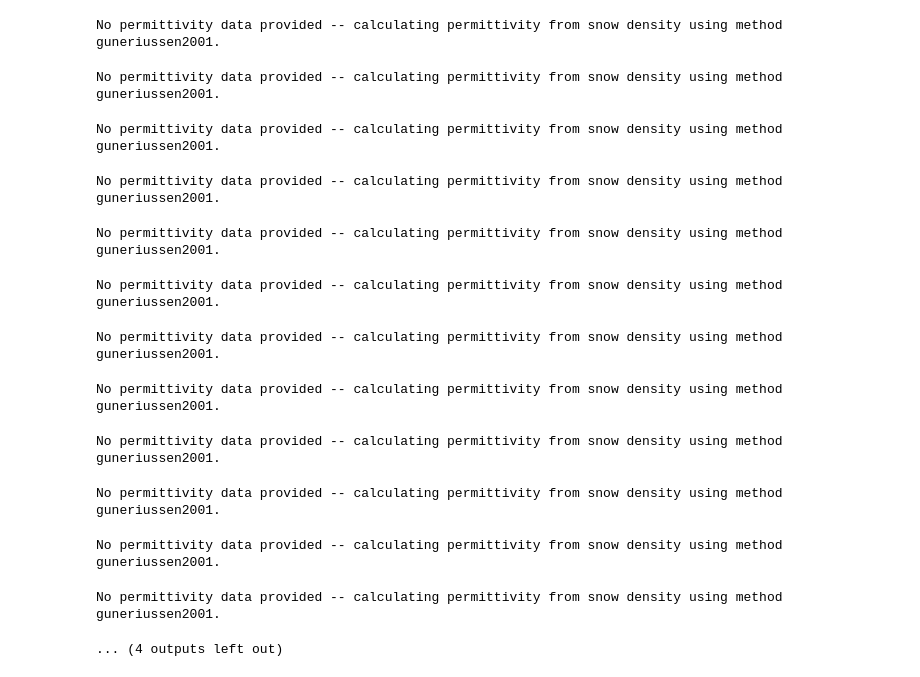
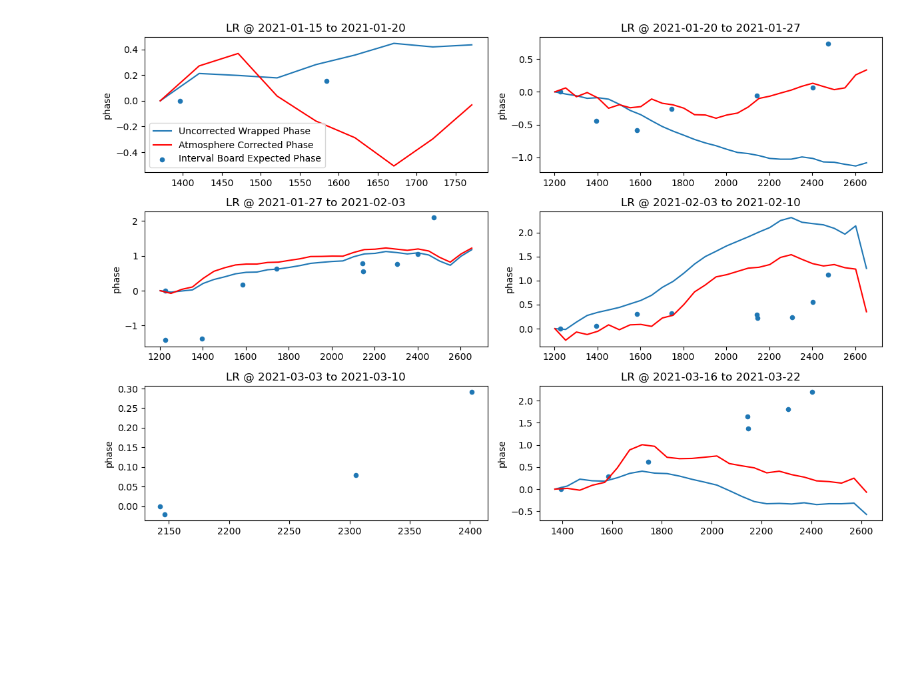
Before and after one commit to ZachHoppinen/uavsar-validation, a Jupyter notebook: src/compare/interval/main_interval.ipynb, the cells around one changed output. Saved outputs shown, nothing was run; the diff lists cells and outputs as text; code cells hidden in the pictures; blank space fills up the shorter version.

```diff
--- a/src/compare/interval/main_interval.ipynb
+++ b/src/compare/interval/main_interval.ipynb
@@ -86,67 +193,56 @@ plt.plot([-0.2, 0.8],[-0.2, 0.8])
 # %%
 data_dir = Path('/bsuhome/zacharykeskinen/uavsar-validation/data')
 insitu_dir = data_dir.joinpath('insitu')
 insitu = pd.read_parquet(insitu_dir.joinpath('all_insitu.parq'))
 boards = pd.read_parquet(insitu_dir.joinpath('storm_boards.parq'))
 boards = gpd.GeoDataFrame(boards, geometry=gpd.points_from_xy(boards.longitude, boards.latitude), crs="EPSG:4326")
 # add inc
 for i, r in boards.iterrows():
     boards.loc[i, 'inc'] = ds.sel(x = r.geometry.x, y = r.geometry.y, method = 'nearest')['inc'].data.ravel()[0]
     boards.loc[i, 'elev'] = ds.sel(x = r.geometry.x, y = r.geometry.y, method = 'nearest')['dem'].data.ravel()[0]
 
 interval_dir = Path('/bsuhome/zacharykeskinen/uavsar-validation/figures/interval')
 
-fig, axes = plt.subplots(8, 2, figsize = (12, 8))
+fig, axes = plt.subplots(3, 2, figsize = (12, 8))
 i = 0
 for t1, t2 in zip(ds.time1.data, ds.time2.data):
     flight_boards = boards.loc[(boards.date_t2 <= t2 + pd.Timedelta('2 days')) & (boards.date_t1 >= t1 - pd.Timedelta('2 days')), :].copy()
-    for site_id in ['BB','LR', 'MC']:
-        flight_boards_site = flight_boards.loc[flight_boards.site.str.contains(site_id), :].copy()
-        flight_boards_site = flight_boards_site.dropna(subset=['hn','den','inc'])
-        xmin, ymin, xmax, ymax = flight_boards_site.total_bounds
-        ds_site = ds.sel(x = slice(xmin, xmax), y = slice(ymax, ymin), time1 = t1)
-        ds_site = ds_site.rolling(x = 5, y =5).mean()
-        # ds_site = ds_site.where((ds_site['cor'] > 0.3))
-        if ds_site.x.size > 1 and ds_site.y.size > 1 and len(flight_boards_site) > 1 and ds_site['int_phase'].isnull().sum() != ds_site['int_phase'].size:
-            if i > 15:
-                print('More than 8 subplots')
-                break
-            flight_boards_site = flight_boards_site.sort_values('elev')
+    # for site_id in ['BB','LR', 'MC']:
+    site_id = 'LR'
+    flight_boards_site = flight_boards.loc[flight_boards.site.str.contains(site_id), :].copy()
+    flight_boards_site = flight_boards_site.dropna(subset=['hn','den','inc'])
+    xmin, ymin, xmax, ymax = flight_boards_site.total_bounds
+    ds_site = ds.sel(x = slice(xmin, xmax), y = slice(ymax, ymin), time1 = t1)
+    # ds_site = ds_site.rolling(x = 5, y =5).mean()
+    # ds_site = ds_site.where((ds_site['cor'] > 0.3))
+    if ds_site.x.size > 1 and ds_site.y.size > 1 and len(flight_boards_site) > 1 and ds_site['int_phase'].isnull().sum() != ds_site['int_phase'].size:
+        if i > 15:
+            print('More than 8 subplots')
+            break
+        flight_boards_site = flight_boards_site.sort_values('elev')
 
-            board_phase = phase_from_depth(flight_boards_site.hn.values, inc_angle=flight_boards_site.inc.values, density = flight_boards_site.den.values)
-            board_phase = board_phase - board_phase[0]
+        board_phase = phase_from_depth(flight_boards_site.hn.values, inc_angle=flight_boards_site.inc.values, density = flight_boards_site.den.values)
+        board_phase = board_phase - board_phase[0]
 
-            flight_boards_site.loc[:, 'phase'] = board_phase
+        flight_boards_site.loc[:, 'phase'] = board_phase
 
-            elev_phase = ds_site.groupby_bins('dem', np.arange(flight_boards_site.elev.min()-50, flight_boards_site.elev.max() + 250, 50)).mean()
-            elev_phase = elev_phase - elev_phase.isel(dem_bins = 0)
-            # elev_phase = elev_phase.rolling({'dem_bins': 3}, min_periods=1).mean()
+        elev_phase = ds_site.groupby_bins('dem', np.arange(flight_boards_site.elev.min()-50, flight_boards_site.elev.max() + 250, 50)).mean()
+        elev_phase = elev_phase - elev_phase.isel(dem_bins = 0)
+        # elev_phase = elev_phase.rolling({'dem_bins': 3}, min_periods=1).mean()
 
-            ax = axes.ravel()[i]
-            elev_phase['int_phase'].plot(ax = ax, label = 'Uncorrected Wrapped Phase')
-            (elev_phase['int_phase'] - elev_phase['delay']).plot(ax = ax, color = 'red', label = 'Atmosphere Corrected Phase')
+        ax = axes.ravel()[i]
+        elev_phase['int_phase'].plot(ax = ax, label = 'Uncorrected Wrapped Phase')
+        (elev_phase['int_phase'] - elev_phase['delay']).plot(ax = ax, color = 'red', label = 'Atmosphere Corrected Phase')
 
-            if i == 0:
-                flight_boards_site.plot.scatter(x = 'elev', y = 'phase', ax = ax, label = 'Interval Board Expected Phase')
-                ax.legend()
-            else:
-                flight_boards_site.plot.scatter(x = 'elev', y = 'phase', ax = ax)
-            t1, t2 = pd.to_datetime(t1), pd.to_datetime(t2)
-            ax.set_title(f"{site_id} @ {t1.strftime('%Y-%m-%d')} to {t2.strftime('%Y-%m-%d')}")
-            ax.set_xlabel('')
-            i += 1
+        if i == 0:
+            flight_boards_site.plot.scatter(x = 'elev', y = 'phase', ax = ax, label = 'Interval Board Expected Phase')
+            ax.legend()
+        else:
+            flight_boards_site.plot.scatter(x = 'elev', y = 'phase', ax = ax)
+        t1, t2 = pd.to_datetime(t1), pd.to_datetime(t2)
+        ax.set_title(f"{site_id} @ {t1.strftime('%Y-%m-%d')} to {t2.strftime('%Y-%m-%d')}")
+        ax.set_xlabel('')
+        i += 1
 plt.tight_layout()
 # %% [output]
-No permittivity data provided -- calculating permittivity from snow density using method guneriussen2001.
-No permittivity data provided -- calculating permittivity from snow density using method guneriussen2001.
-No permittivity data provided -- calculating permittivity from snow density using method guneriussen2001.
-No permittivity data provided -- calculating permittivity from snow density using method guneriussen2001.
-No permittivity data provided -- calculating permittivity from snow density using method guneriussen2001.
-No permittivity data provided -- calculating permittivity from snow density using method guneriussen2001.
-No permittivity data provided -- calculating permittivity from snow density using method guneriussen2001.
-No permittivity data provided -- calculating permittivity from snow density using method guneriussen2001.
-No permittivity data provided -- calculating permittivity from snow density using method guneriussen2001.
-No permittivity data provided -- calculating permittivity from snow density using method guneriussen2001.
-No permittivity data provided -- calculating permittivity from snow density using method guneriussen2001.
-No permittivity data provided -- calculating permittivity from snow density using method guneriussen2001.
-... (4 outputs left out)
+[figure, added]
```
Also changed, not shown: parts of 7 cells of this notebook, 14 other files.
